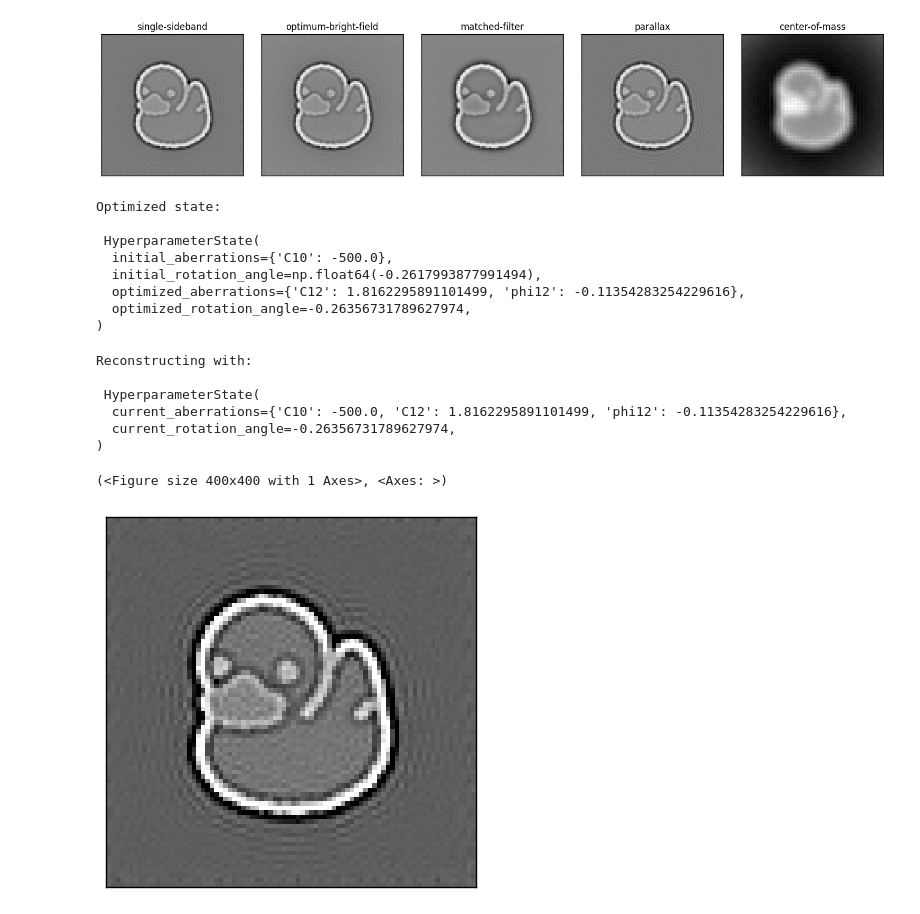
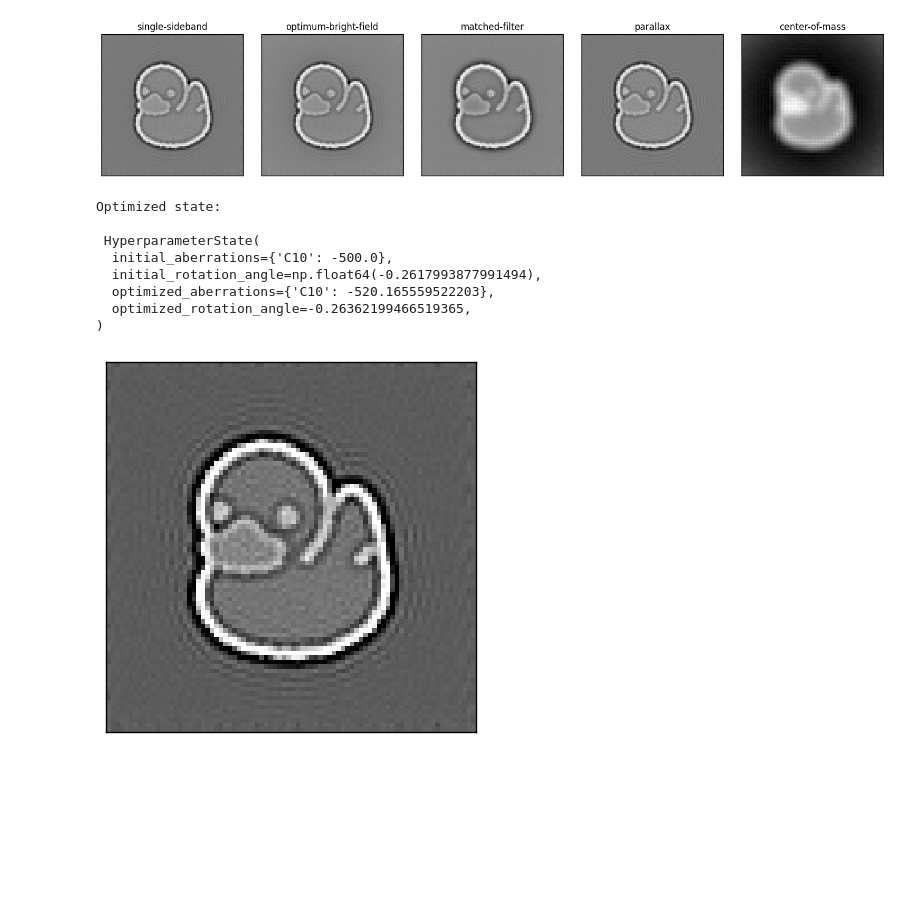
Before and after one commit to electronmicroscopy/quantem-tutorials, a Jupyter notebook: notebooks/ducky_dataset_phase_retrieval.ipynb, the cells around one changed output. Drawn from its saved outputs; the diff is of its cells as text; code cells hidden in the pictures; blank space fills up the shorter version.

```diff
--- a/notebooks/ducky_dataset_phase_retrieval.ipynb
+++ b/notebooks/ducky_dataset_phase_retrieval.ipynb
@@ -87,37 +87,29 @@ em.visualization.show_2d(
 # %%
 # Optimize defocus with optuna
 direct_ptycho = direct_ptycho.optimize_hyperparameters(
     aberration_coefs={
-        "C12":em.diffractive_imaging.direct_ptychography.OptimizationParameter(0,100),
-        "phi12":em.diffractive_imaging.direct_ptychography.OptimizationParameter(-np.pi/2,np.pi/2)
+        "C10":em.diffractive_imaging.direct_ptychography.OptimizationParameter(-1000,0),
     },
     rotation_angle=em.diffractive_imaging.direct_ptychography.OptimizationParameter(-0.5,0,0),
     n_trials=250,
     deconvolution_kernel='parallax',
 )
+
+em.visualization.show_2d(
+    direct_ptycho.reconstruct(
+        deconvolution_kernel='parallax',
+        upsampling_factor=2,
+        verbose=False,
+    ).obj
+);
 # %% [output]
 Optimized state:
 
  HyperparameterState(
   initial_aberrations={'C10': -500.0},
   initial_rotation_angle=np.float64(-0.2617993877991494),
-  optimized_aberrations={'C12': 1.8162295891101499, 'phi12': -0.11354283254229616},
-  optimized_rotation_angle=-0.26356731789627974,
+  optimized_aberrations={'C10': -520.165559522203},
+  optimized_rotation_angle=-0.26362199466519365,
 )
+[figure, added]
-# %%
-em.visualization.show_2d(
-    direct_ptycho.reconstruct(
-        deconvolution_kernel='parallax',
-        upsampling_factor=2,
-    ).obj
-)
-# %% [output]
-Reconstructing with:
-
- HyperparameterState(
-  current_aberrations={'C10': -500.0, 'C12': 1.8162295891101499, 'phi12': -0.11354283254229616},
-  current_rotation_angle=-0.26356731789627974,
-)
-(<Figure size 400x400 with 1 Axes>, <Axes: >)
-[figure, removed]
 # %%
```
Also changed, not shown: parts of 5 cells of this notebook, 3 other files.
